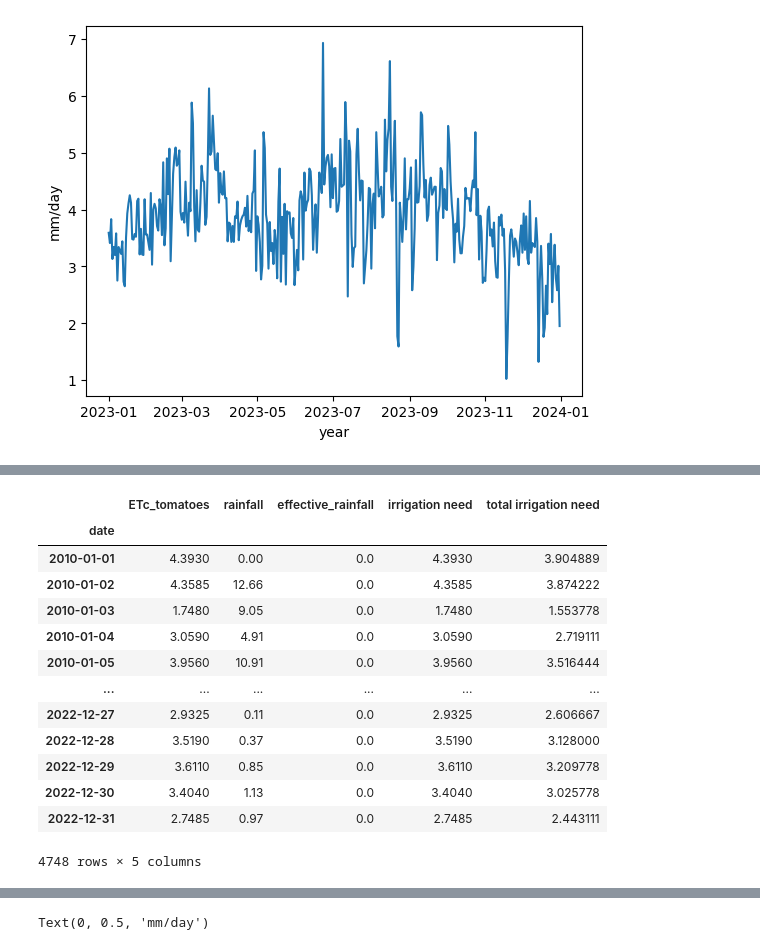
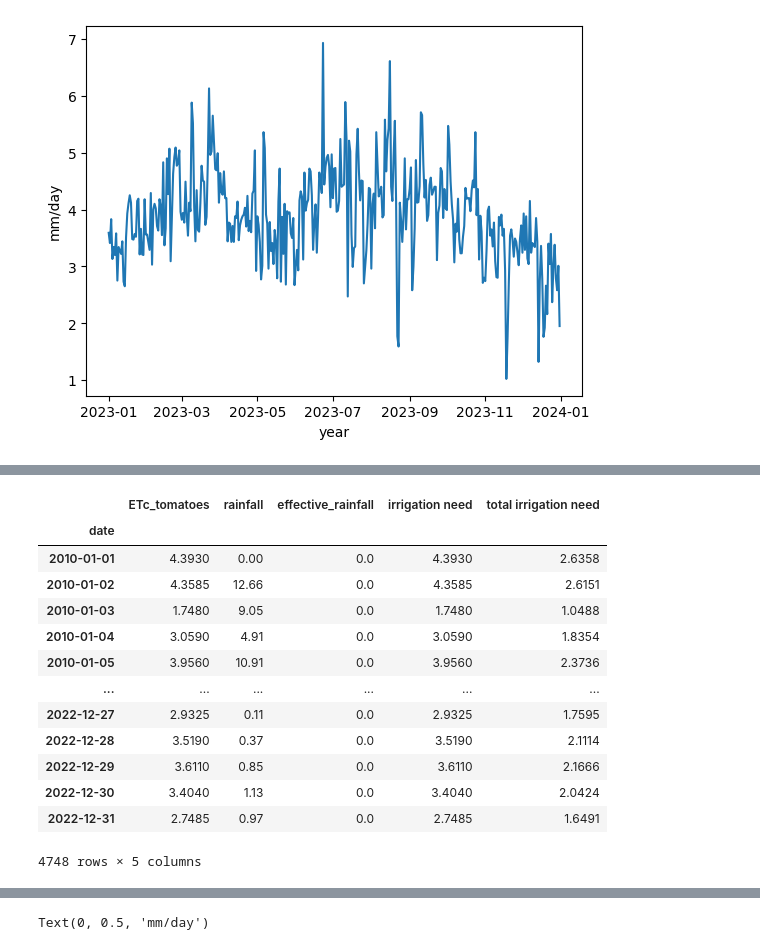
Before and after one commit to mascholten123/Code, a Jupyter notebook: NetworkCode/PlantWaterCalcs.ipynb, the cells around one changed output, grey strips where cells are left out. Drawn from its saved outputs; the diff is of its cells as text; code cells hidden in the pictures.

```diff
--- a/NetworkCode/PlantWaterCalcs.ipynb
+++ b/NetworkCode/PlantWaterCalcs.ipynb
@@ -186,12 +186,16 @@ df_plantains['irrigation need'] = np.where(df_plantains['irrigation need'] < 0,
 # set to 0 if negative (https://extension.colostate.edu/topic-areas/agriculture/irrigation-scheduling-the-water-balance-approach-4-707/)
 
 
-eff_drip = 0.9 #drip irrigation efficiency
+eff_drip = 0.9 #drip irrigation efficiency (Salem 2019)
+LR = 0.2 #leaching requirement (Salem 2019)
+A = 20* 100 #area of field (m2)
+f_w = 0.3
+
 L_plantain = 2 #m, distance between plantains
 n_rows = 4 #number of rows
 n_plantains = (100/L_plantain) * n_rows  #number of plantains per plot (100 meter long rows with 4 rows per plot)
 
-df_plantains['total irrigation need'] = (n_plantains * df_plantains['irrigation need']) / (eff_drip * 1000) #m3/day
+df_plantains['total irrigation need'] =  (A * df_plantains['irrigation need']*f_w) / 1000 #m3/day
 df_plantains
 # %% [output]
 |  | ETc_plantains | rainfall | effective_rainfall | irrigation need | total irrigation need |
@@ -211,40 +215,40 @@ df_plantains
 # %%
 #Tomatos @ Constanza
 
 #Sarita Valdez (1993) --> tomatoes cultivated all year long in Constanza and Jarabocoa, 0.3 to 0.5m between plants
 
 kc_tomatoes = 1.15 #max from FAO
 df_tomatoes = pd.DataFrame()
 df_tomatoes['ETc_tomatoes'] = kc_tomatoes * ETo_results_constanza #mm/day
 df_tomatoes['rainfall'] = df_precipitation_constanza['rain_1h'] #mm/day
 
 df_tomatoes['effective_rainfall'] = np.where(df_tomatoes['rainfall'] > 2.5, (0.8/30) * df_tomatoes['rainfall'] - (25/30), (0.6/30) * df_tomatoes['rainfall'] - (10/30))
 #from FAO section 4.4 (https://www.fao.org/3/s2022e/s2022e08.htm#4.2%20determination%20of%20the%20effective%20rainfall*)
 df_tomatoes['effective_rainfall'] = np.where(df_tomatoes['effective_rainfall'] < 0, 0, df_tomatoes['effective_rainfall']) #can never be less than zero
 df_tomatoes['irrigation need'] = df_tomatoes['ETc_tomatoes'] - df_tomatoes['effective_rainfall'] #mm/day
 df_tomatoes['irrigation need'] = np.where(df_tomatoes['irrigation need'] < 0, 0, df_tomatoes['irrigation need']) #can never be less than zero
 # set to 0 if negative (https://extension.colostate.edu/topic-areas/agriculture/irrigation-scheduling-the-water-balance-approach-4-707/)
 
 L_tomato = 0.5 #m, distance between tomatoes
 n_tomatoes = (100/L_tomato) * n_rows #number of tomatoes per plot (100 meter long rows with 4 rows per plot)
-df_tomatoes['total irrigation need'] = (n_tomatoes * df_tomatoes['irrigation need']) / (eff_drip * 1000) #m3/day
+df_tomatoes['total irrigation need'] = (A * df_tomatoes['irrigation need']*f_w) / 1000 #m3/day #m3/day
 
 
 df_tomatoes
 # %% [output]
 |  | ETc_tomatoes | rainfall | effective_rainfall | irrigation need | total irrigation need |
 | date |  |  |  |  |  |
-| 2010-01-01 | 4.3930 | 0.00 | 0.0 | 4.3930 | 3.904889 |
-| 2010-01-02 | 4.3585 | 12.66 | 0.0 | 4.3585 | 3.874222 |
-| 2010-01-03 | 1.7480 | 9.05 | 0.0 | 1.7480 | 1.553778 |
-| 2010-01-04 | 3.0590 | 4.91 | 0.0 | 3.0590 | 2.719111 |
-| 2010-01-05 | 3.9560 | 10.91 | 0.0 | 3.9560 | 3.516444 |
+| 2010-01-01 | 4.3930 | 0.00 | 0.0 | 4.3930 | 2.6358 |
+| 2010-01-02 | 4.3585 | 12.66 | 0.0 | 4.3585 | 2.6151 |
+| 2010-01-03 | 1.7480 | 9.05 | 0.0 | 1.7480 | 1.0488 |
+| 2010-01-04 | 3.0590 | 4.91 | 0.0 | 3.0590 | 1.8354 |
+| 2010-01-05 | 3.9560 | 10.91 | 0.0 | 3.9560 | 2.3736 |
 | ... | ... | ... | ... | ... | ... |
-| 2022-12-27 | 2.9325 | 0.11 | 0.0 | 2.9325 | 2.606667 |
-| 2022-12-28 | 3.5190 | 0.37 | 0.0 | 3.5190 | 3.128000 |
-| 2022-12-29 | 3.6110 | 0.85 | 0.0 | 3.6110 | 3.209778 |
-| 2022-12-30 | 3.4040 | 1.13 | 0.0 | 3.4040 | 3.025778 |
-| 2022-12-31 | 2.7485 | 0.97 | 0.0 | 2.7485 | 2.443111 |
+| 2022-12-27 | 2.9325 | 0.11 | 0.0 | 2.9325 | 1.7595 |
+| 2022-12-28 | 3.5190 | 0.37 | 0.0 | 3.5190 | 2.1114 |
+| 2022-12-29 | 3.6110 | 0.85 | 0.0 | 3.6110 | 2.1666 |
+| 2022-12-30 | 3.4040 | 1.13 | 0.0 | 3.4040 | 2.0424 |
+| 2022-12-31 | 2.7485 | 0.97 | 0.0 | 2.7485 | 1.6491 |
 4748 rows × 5 columns
 # %%
 #Eggplant @ Constanza
```
Also changed, not shown: parts of 4 cells of this notebook, 1 other file.
